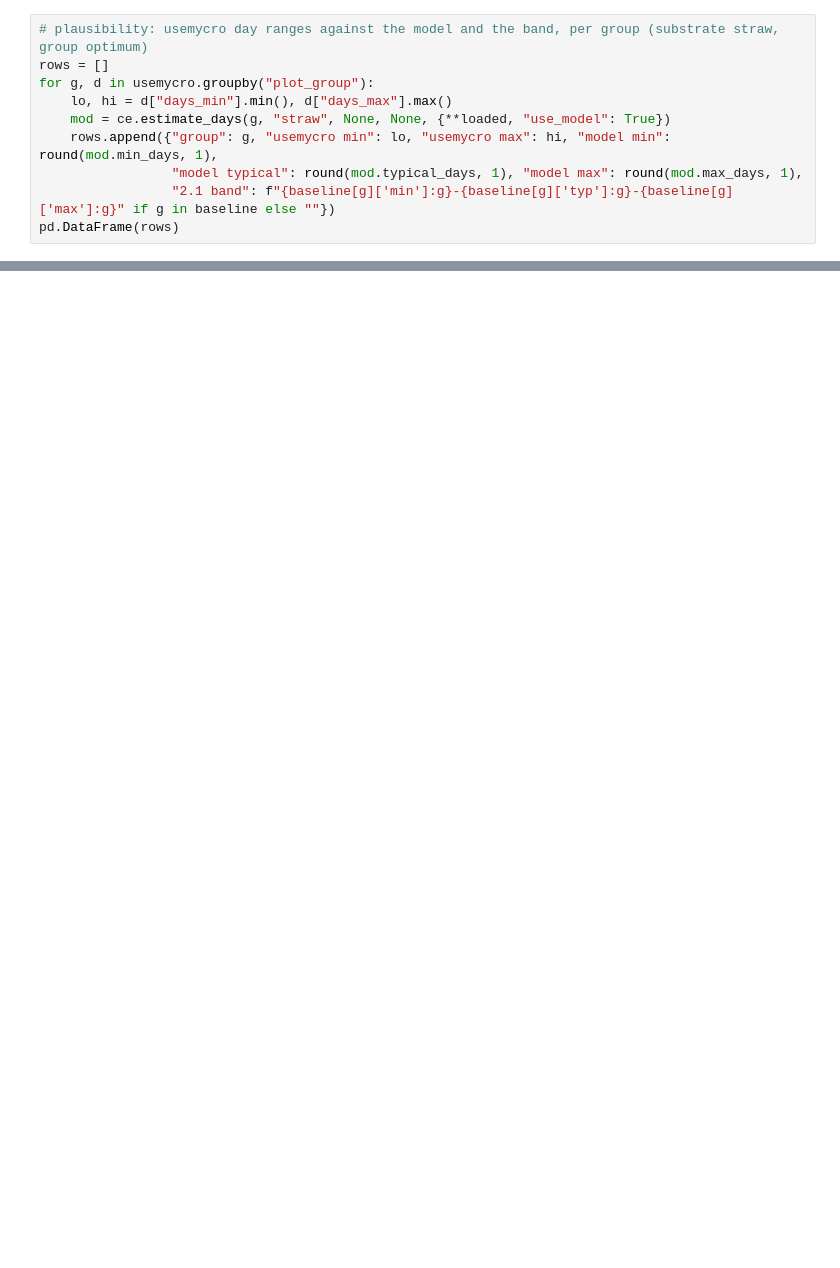
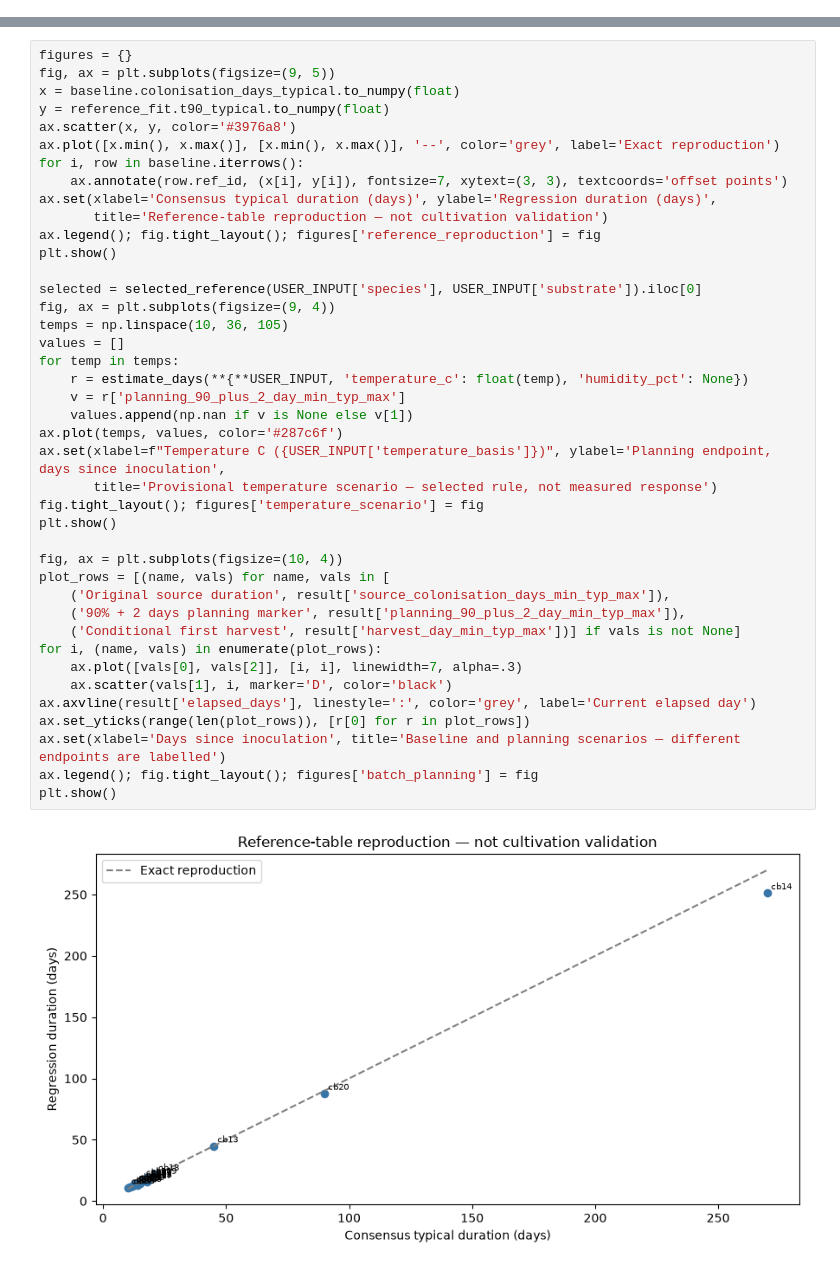
Before and after one commit to sylaslau/myco_demo, a Jupyter notebook: notebooks/2.2.colonisation_time_estimate.ipynb, the cells around one changed output, grey strips where cells are left out. Cells and saved outputs as stored; diff of their text form; blank space fills up the shorter version.

Commit message:
integrated 2.2 Colonisation time estimate: consensus ridge rebuild, 2.4 Photo coverage: traced substrate + reviewed export, 5 Colonisation forecast: consensus curve updated by photos and conditions

```diff
--- a/notebooks/2.2.colonisation_time_estimate.ipynb
+++ b/notebooks/2.2.colonisation_time_estimate.ipynb
@@ -450,10 +0,0 @@ demo
-# %%
-# plausibility: usemycro day ranges against the model and the band, per group (substrate straw, group optimum)
-rows = []
-for g, d in usemycro.groupby("plot_group"):
-    lo, hi = d["days_min"].min(), d["days_max"].max()
-    mod = ce.estimate_days(g, "straw", None, None, {**loaded, "use_model": True})
-    rows.append({"group": g, "usemycro min": lo, "usemycro max": hi, "model min": round(mod.min_days, 1),
-                 "model typical": round(mod.typical_days, 1), "model max": round(mod.max_days, 1),
-                 "2.1 band": f"{baseline[g]['min']:g}-{baseline[g]['typ']:g}-{baseline[g]['max']:g}" if g in baseline else ""})
-pd.DataFrame(rows)
@@ -459,0 +446,43 @@ pd.DataFrame(rows)
+# %%
+figures = {}
+fig, ax = plt.subplots(figsize=(9, 5))
+x = baseline.colonisation_days_typical.to_numpy(float)
+y = reference_fit.t90_typical.to_numpy(float)
+ax.scatter(x, y, color='#3976a8')
+ax.plot([x.min(), x.max()], [x.min(), x.max()], '--', color='grey', label='Exact reproduction')
+for i, row in baseline.iterrows():
+    ax.annotate(row.ref_id, (x[i], y[i]), fontsize=7, xytext=(3, 3), textcoords='offset points')
+ax.set(xlabel='Consensus typical duration (days)', ylabel='Regression duration (days)',
+       title='Reference-table reproduction — not cultivation validation')
+ax.legend(); fig.tight_layout(); figures['reference_reproduction'] = fig
+plt.show()
+
+selected = selected_reference(USER_INPUT['species'], USER_INPUT['substrate']).iloc[0]
+fig, ax = plt.subplots(figsize=(9, 4))
+temps = np.linspace(10, 36, 105)
+values = []
+for temp in temps:
+    r = estimate_days(**{**USER_INPUT, 'temperature_c': float(temp), 'humidity_pct': None})
+    v = r['planning_90_plus_2_day_min_typ_max']
+    values.append(np.nan if v is None else v[1])
+ax.plot(temps, values, color='#287c6f')
+ax.set(xlabel=f"Temperature C ({USER_INPUT['temperature_basis']})", ylabel='Planning endpoint, days since inoculation',
+       title='Provisional temperature scenario — selected rule, not measured response')
+fig.tight_layout(); figures['temperature_scenario'] = fig
+plt.show()
+
+fig, ax = plt.subplots(figsize=(10, 4))
+plot_rows = [(name, vals) for name, vals in [
+    ('Original source duration', result['source_colonisation_days_min_typ_max']),
+    ('90% + 2 days planning marker', result['planning_90_plus_2_day_min_typ_max']),
+    ('Conditional first harvest', result['harvest_day_min_typ_max'])] if vals is not None]
+for i, (name, vals) in enumerate(plot_rows):
+    ax.plot([vals[0], vals[2]], [i, i], linewidth=7, alpha=.3)
+    ax.scatter(vals[1], i, marker='D', color='black')
+ax.axvline(result['elapsed_days'], linestyle=':', color='grey', label='Current elapsed day')
+ax.set_yticks(range(len(plot_rows)), [r[0] for r in plot_rows])
+ax.set(xlabel='Days since inoculation', title='Baseline and planning scenarios — different endpoints are labelled')
+ax.legend(); fig.tight_layout(); figures['batch_planning'] = fig
+plt.show()
+# %% [output]
+[figure, added]
```
Also changed, not shown: parts of 43 cells of this notebook, 3 other files.
